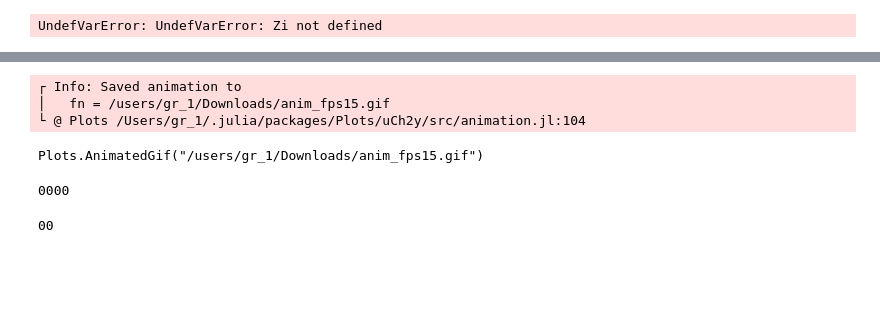
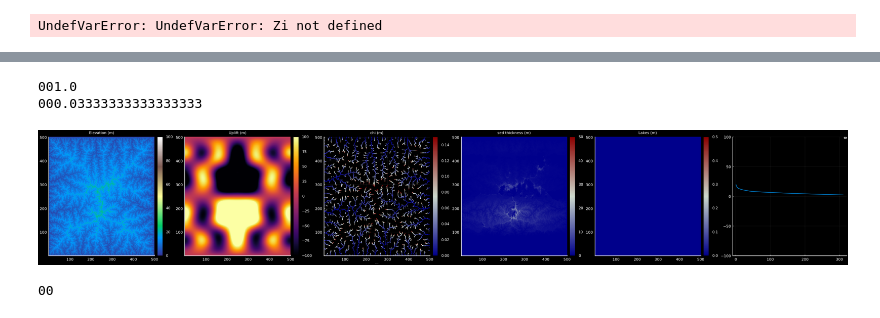
Before and after one commit to ruetg/LEMUR, a Jupyter notebook: julia/lemur.ipynb, the cells around one changed output, grey strips where cells are left out. Saved outputs shown, nothing was run; the diff lists cells and outputs as text; code cells hidden in the pictures; blank space fills up the shorter version.

```diff
--- a/julia/lemur.ipynb
+++ b/julia/lemur.ipynb
@@ -48,19 +34,19 @@ function Isovary(t)
     tu = floor(t/dT)
     dt = 1e6
     if mod(tu,2) == 1
-       c1 = 6-(t-dT*tu)/dT *5
-       c2 = 6-(t+dt-dT*tu)/dT *5
+       c1 = 1-(t-dT*tu)/dT
+       c2 = 1-(t+dt-dT*tu)/dT
     else
-       c1 = 1+(t-dT*tu)/dT *5
-       c2 = 1+(t+dt-dT*tu)/dT *5
+       c1 = (t-dT*tu)/dT
+       c2 = (t+dt-dT*tu)/dT
     end
 
     W = zeros(500,500)
-    W[200:300, 100:400] .= 4000
-    W[250:300, 100:400] .= -4000
+    W[200:300, 100:400] .= 1500
+    W[250:300, 100:400] .= -1500
 
-    U1 = IsoFlex.flexural(W, Nx = 0, Ny = -500*2750*1e6*9.81*c1, dx=1000, dy=1000, Te = 30e3, ncores=1);
-    U2 = IsoFlex.flexural(W, Nx = 0, Ny = -500*2750*1e6*9.81*c2, dx=1000, dy=1000, Te = 30e3, ncores=1);
+    U1 = IsoFlex.flexural(W, Nx = 0, Ny = -3500*2750*1e6*9.81*c1, dx=1000, dy=1000, Te = 30e3, ncores=1);
+    U2 = IsoFlex.flexural(W, Nx = 0, Ny = -3500*2750*1e6*9.81*c2, dx=1000, dy=1000, Te = 30e3, ncores=1);
 
     return (U2-U1)/dt
 end
@@ -129,7 +125,7 @@ lemur_params.t_c = 0e6
 lemur_params.dt = 1e6
 lemur_params.flex = 30e6
 lemur_params.kd=.001
-lemur_params.l = .1 #really need to be float - check
+lemur_params.l = 10 #really need to be float - check
 lemur_params.undercapacity = ones(500,500)
 lemur_params.m = .5
 lemur_params.n = 1.0
@@ -145,7 +141,7 @@ bcx[end,:] .= 1
 bcx[1,:] .= 1
 bcx[:,end] .= 1
 lemur_params.bcx = bcx
-lemur_params.bc = findall(bcx == 1)
+lemur_params.bc = findall(vec(bcx .== 1))
 #lemur_params.ufunc = Isovary
 lemur_params.u = zeros(500,500).+.000002
 lemur_params.uselandsed = 2
@@ -175,7 +156,7 @@ lemur_params.t_c = 0e6
 lemur_params.dt = 1e6
 lemur_params.flex = 30e6
 lemur_params.kd=.001
-lemur_params.l = .10 #really need to be float - check
+lemur_params.l = 10 #really need to be float - check
 lemur_params.undercapacity = ones(500,500)
 lemur_params.m = .5
 lemur_params.n = 1.0
@@ -191,7 +172,7 @@ bcx[end,:] .= 1
 bcx[1,:] .= 1
 bcx[:,end] .= 1
 lemur_params.bcx = bcx
-lemur_params.bc = findall(bcx == 1)
+lemur_params.bc = findall(vec(bcx) .== 1)
 lemur_params.ufunc = Isovary
 lemur_params.u = zeros(500,500).+.000002
 lemur_params.uselandsed = 2
@@ -224,33 +185,33 @@ data_100[1].z[:]
 # %%
-anim = @animate for i = 1:5:length(data_100[3])
-    plot(data_100[1].z[:,:,i][Array{Int32}(data_100[3][i])], ylims=(-50,50))
-end
-gif(anim, "/users/gr_1/Downloads/anim_fps15.gif", fps = 15)
+# anim = @animate for i = 1:5:length(data_100[3])
+#     plot(data_100[1].z[:,:,i][Array{Int32}(data_100[3][i])], ylims=(-50,50))
+# end
+# gif(anim, "/users/gr_1/Downloads/anim_fps15.gif", fps = 15)
-# %% [output]
-┌ Info: Saved animation to
-│   fn = /users/gr_1/Downloads/anim_fps15.gif
-└ @ Plots /Users/gr_1/.julia/packages/Plots/uCh2y/src/animation.jl:104
-Plots.AnimatedGif("/users/gr_1/Downloads/anim_fps15.gif")
 # %%
 using Plots
-ti = 30
+pyplot()
+ti = 450
 Plots.scalefontsizes(1/10)
 ch = copy(data_100[1].chi[:,:,ti])
 s = copy(data_100[1].csed[:,:,ti])
 w= copy(data_100[1].cw[:,:,ti])
-
+idx = Array{Int32}(data_100[3][ti])
+profile = data_100[1].z[:,:,ti][idx]
 a = copy(data_100[1].a[:,:,ti])
 ch[a .< 100] .= NaN
     plt = plot(
     heatmap((data_100[1].z[:,:,ti]),clim=(0,100),c= cgrad(:terrain,[.25,.5,.75], rev = false),title="Elevation (m)"),
-    heatmap(Isovary_total(ti*1e6) - Isovary_total(1*1e6), clim=(-30,30),title="Uplift (m)"),
+    heatmap(Isovary_total(ti*1e6) - Isovary_total(1*1e6), clim=(-100,100),title="Uplift (m)"),
     heatmap(ch,c= cgrad(:bluesreds,[.5], rev = false),clim=(.0,.15), bgcolor=:black, title="chi (m)",
                 xaxis = ("Distance (km)")),heatmap(s,c= cgrad(:bluesreds,[.5], rev = false),clim=(.0, 50), bgcolor=:black,size=(1400, 400), title="sed thickness (m)"),
     heatmap(w,c= cgrad(:bluesreds,[.5], rev = false),clim=(.0, .5), bgcolor=:black,size=(2400, 400), title="Lakes (m)"),
-    layout=grid(1,5),titlefontsize=8,xtickfontsize=8,ytickfontsize=8)
-    #annotate!(200, 480, text("Time = " * string(ti) * " Myr", :black, :left, 20)))
+    plot(profile, ylims=(-100,100),bgcolor=:black,size=(2400, 400)),
+    layout=grid(1,6),titlefontsize=8,xtickfontsize=8,ytickfontsize=8)
+    #annotate!(200, 480, text("Time = " * string(ti) * " Myr", :black, :left, 20))
 # %% [output]
-0000
+001.0
+000.03333333333333333
+[figure, added]
 # %%
 heatmap(data_100[1].z[:,:,ti] - Zi - Isovary_total(10) .- .000002*ti*1e6, clim=(-100,1) )
 # %% [output]
```
Also changed, not shown: parts of 12 cells of this notebook, 2 other files.
